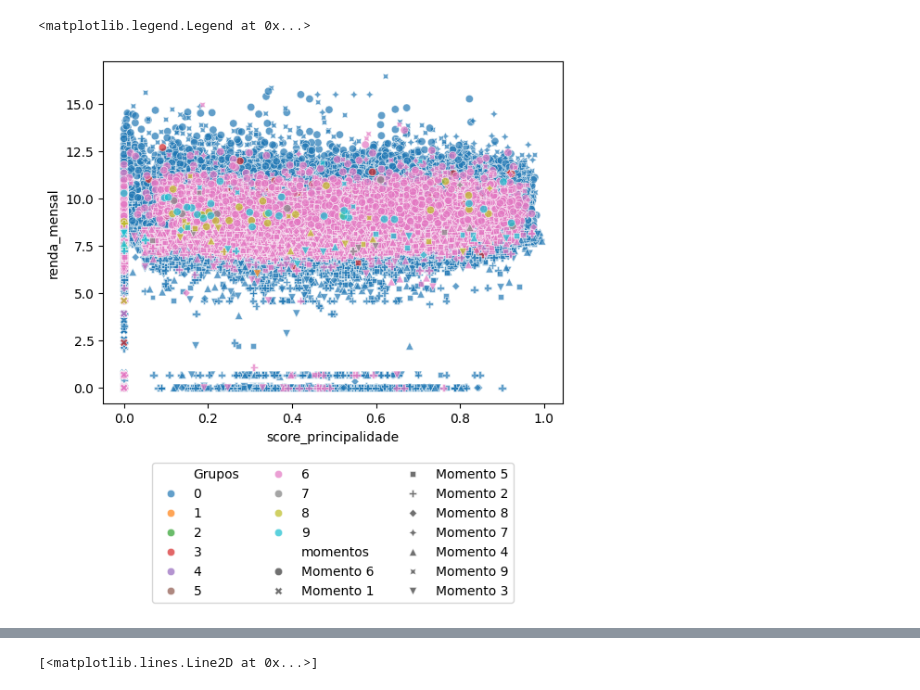
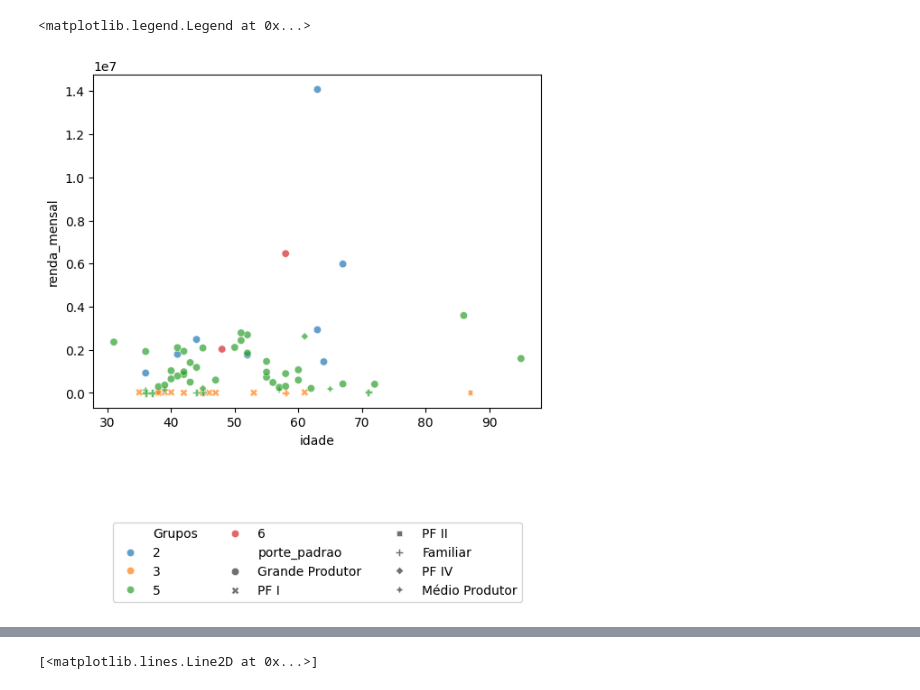
Before and after one commit to cowvin0/seg, a Jupyter notebook: segmentacao.ipynb, the cells around one changed output, grey strips where cells are left out. Drawn from its saved outputs; the diff is of its cells as text; code cells hidden in the pictures.

```diff
--- a/segmentacao.ipynb
+++ b/segmentacao.ipynb
@@ -77,7 +76,7 @@ df = pd.read_csv(
             for i in range(x.shape[0])
         ],
     )\
-    .query('(status_associado == "ATIVO") and (renda_mensal > 0)')\
+    .query('(status_associado == "ATIVO") and (renda_mensal >= 0)')\
     .drop(
         columns=[
             'sld_cred_scr_180_2m', 'sld_cred_sicredi_sas_2m',
@@ -90,6 +89,7 @@ df = pd.read_csv(
     )\
     .dropna(subset=['idade'])\
     .reset_index(drop=True)
+    #.query('(status_associado == "ATIVO") and (segmento != "PJ")')\
 
 df = df\
     .astype(
@@ -143,20 +147,19 @@ df_cluster = df\
     .loc[:, [
         'idade', 'renda_mensal',
         'tempo_assoc', 'score_principalidade',
-        'isa', 'cad_pix', 'digital_acessou_30d',
-        'mobi_acessou_30d', 'sld_previdencia',
-        'qt_investimento_media', 'alavancagem'
+        'isa', 'sld_previdencia',
+        'qt_investimento_media', 'alavancagem',
+        'sld_inad_ca_0'
         ] +
         df.columns[df.columns.str.startswith('sld_seg')].tolist() +
-        df.columns[df.columns.str.startswith('sld_cred')].tolist()
+        df.columns[df.columns.str.startswith('sld_cred')].tolist() +
+        df.columns[df.columns.str.startswith('mc_') & ~df.columns.isin([
+            'mc_assoc', 'mc_assoc_6_meses', 'mc_total'
+        ])].tolist() #+
+        #df.filter(like='vlr_prej').columns.tolist() +
+        #df.filter(like='vlr_prov').columns.tolist()
     ]\
-    .astype(
-        {
-            'cad_pix': int,
-            'digital_acessou_30d': int,
-            'mobi_acessou_30d': int
-        }
-    )
+    .fillna(0)
 df_cluster_columns = df_cluster.columns.tolist()
 # %%
 class Inertia:
@@ -207,8 +226,8 @@ class Inertia:
 # %%
 kmeans = KMeans(
-    n_clusters=10,
+    n_clusters=9,
     tol=1e-16,
-    random_state=12
+    random_state=18
     ).fit(df_cluster)
 # %%
 df = df.assign(
@@ -219,18 +238,18 @@ df = df.assign(
 # %%
 sns.scatterplot(
     data=df\
+        .query('Grupos not in ["0", "8", "7", "4", "1"]')\
         .assign(
-            renda_mensal=lambda x: np.log1p(x.renda_mensal),
-            #renda_mensal=lambda x: np.log1p((x.renda_mensal - x.renda_mensal.mean()) / x.renda_mensal.std()),
+            #renda_mensal=lambda x: np.log1p(x.renda_mensal),
             vlr_prej_cred_comercial=lambda x: np.log1p(x.vlr_prej_cred_comercial)
         ),
-    x='score_principalidade',
+    x='idade',
     y='renda_mensal',
-    style='momentos',
+    style='porte_padrao',
     hue='Grupos',
     alpha=.7
 )
 plt.legend(loc='lower center', bbox_to_anchor=(0.5, -0.6), ncol=3)
 # %% [output]
 <matplotlib.legend.Legend at 0x...>
-[figure, old version]
+[figure, new version]
```
Also changed, not shown: parts of 5 cells of this notebook, 2 other files.
